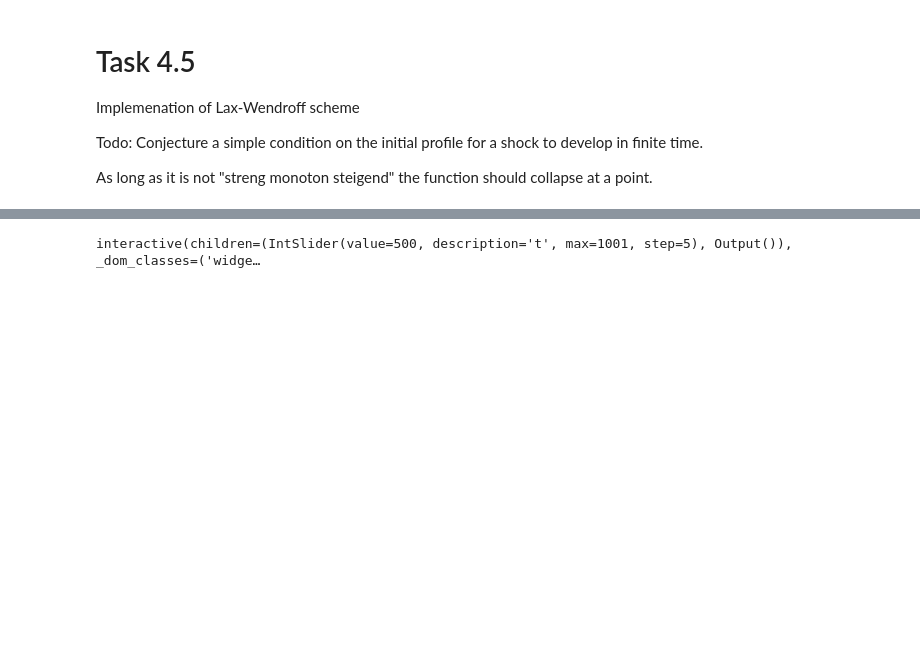
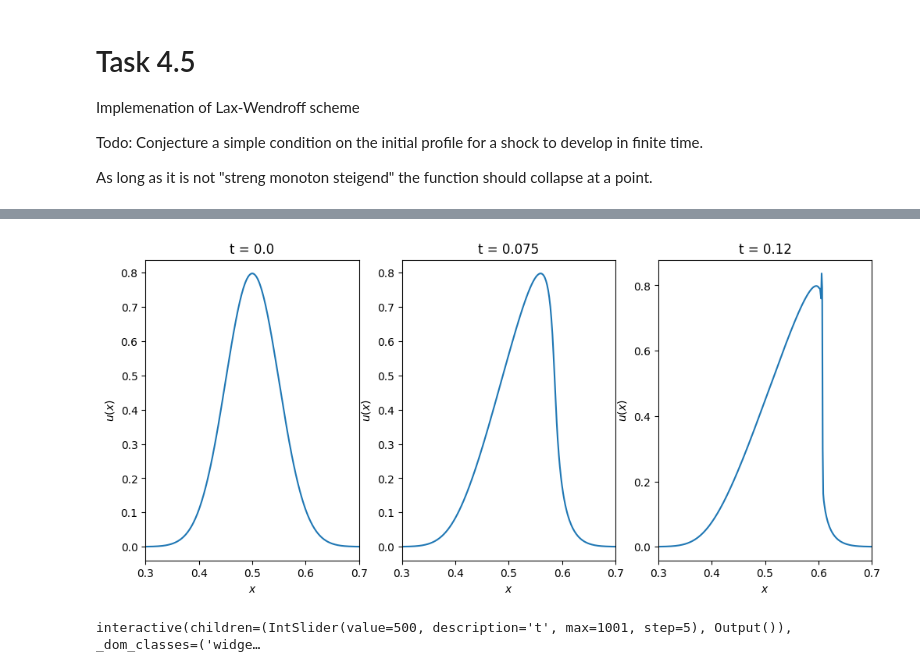
Before and after one commit to leonardlux/cp_1_4, a Jupyter notebook: task_4_5.ipynb, the cells around one changed output, grey strips where cells are left out. Saved outputs shown, nothing was run; the diff lists cells and outputs as text; code cells hidden in the pictures; blank space fills up the shorter version.

```diff
--- a/task_4_5.ipynb
+++ b/task_4_5.ipynb
@@ -32,3 +34,8 @@ sim.plot()
+# %%
+times = [0,75,120]
+sim.plot_diff_time(times=times,save_to="img/hopf_collapse.svg")
+# %% [output]
+[figure, added]
 # %%
 sim.plot_interactive(t_i_steps=5)
 # %% [output]
```
Also changed, not shown: parts of 3 cells of this notebook, 2 other files.
